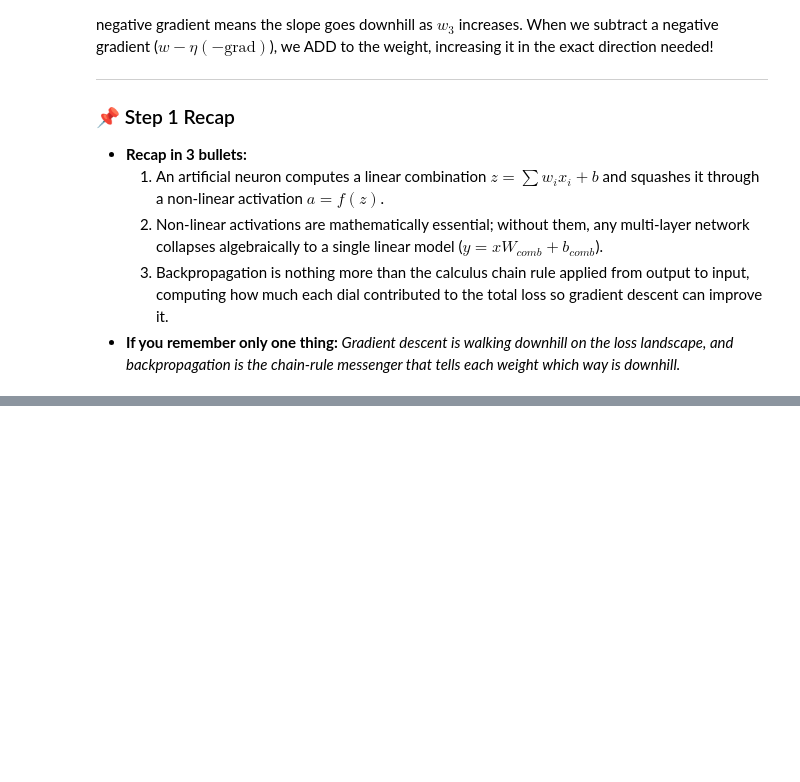
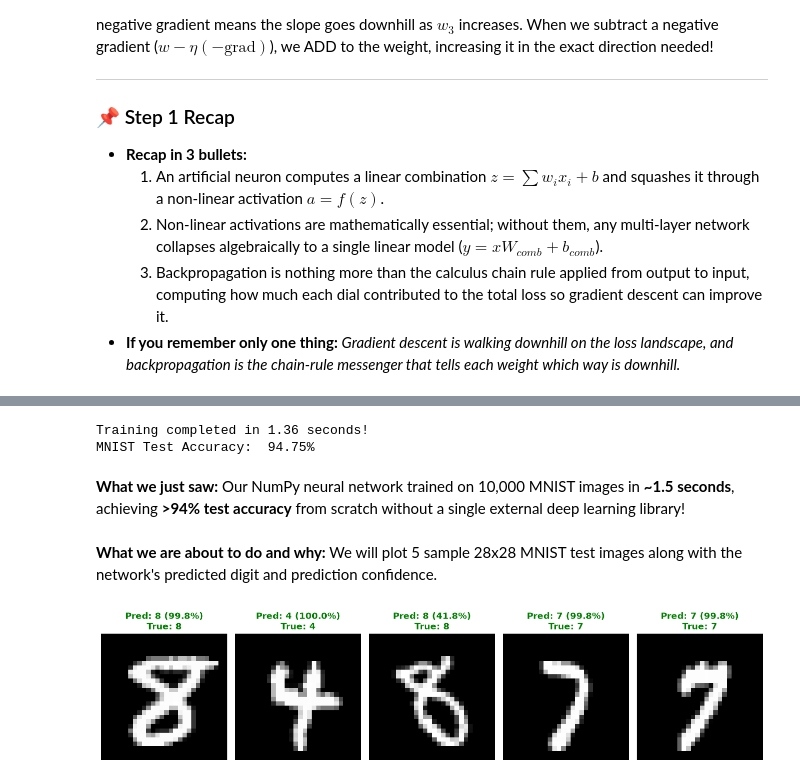
Before and after one commit to Arnav-Shrivastava/Neural-Networks-from-Scratch-Zero-To-Master, a Jupyter notebook: neural_network_from_scratch.ipynb, the cells around one changed output, grey strips where cells are left out. Drawn from its saved outputs; the diff is of its cells as text; code cells hidden in the pictures; folded sections open; blank space fills up the shorter version.

```diff
--- a/neural_network_from_scratch.ipynb
+++ b/neural_network_from_scratch.ipynb
@@ -652,0 +1067,20 @@ Because prediction was too small, increasing $w_3$ will increase the prediction
+# %%
+# Loading and Preparing Full MNIST (mnist_784)
+from sklearn.datasets import fetch_openml
+import time
+
+print("Loading MNIST dataset from local OpenML cache...")
+mnist = fetch_openml('mnist_784', version=1, parser='auto', as_frame=False, cache=True)
+
+# Normalize pixel features to [0.0, 1.0]
+X_mnist = mnist.data.astype(np.float32) / 255.0
+y_mnist = mnist.target.astype(np.int64)
+
+# Create 10,000 train samples and 2,000 test samples for fast, responsive training
+X_mnist_train, X_mnist_test, y_mnist_train, y_mnist_test = train_test_split(
+    X_mnist, y_mnist, train_size=10000, test_size=2000, random_state=42
+)
+Y_mnist_train_oh = np.eye(10)[y_mnist_train]
+
+print(f"MNIST Training set shape: {X_mnist_train.shape}")
+print(f"MNIST Test set shape:     {X_mnist_test.shape}")
@@ -652,0 +1097,60 @@ Because prediction was too small, increasing $w_3$ will increase the prediction
+# %%
+# Training 2-Layer Network on Full MNIST
+model_mnist = TwoLayerNeuralNetwork(input_dim=784, hidden_dim=128, output_dim=10, learning_rate=0.15)
+
+batch_size = 64
+epochs = 12
+start_time = time.time()
+mnist_losses = []
+
+for epoch in range(epochs):
+    perm = np.random.permutation(len(X_mnist_train))
+    X_shuff = X_mnist_train[perm]
+    Y_shuff = Y_mnist_train_oh[perm]
+
+    for i in range(0, len(X_mnist_train), batch_size):
+        xb = X_shuff[i:i+batch_size]
+        yb = Y_shuff[i:i+batch_size]
+        model_mnist.forward(xb)
+        model_mnist.backward(xb, yb)
+        model_mnist.update_parameters()
+
+    epoch_loss = model_mnist.compute_loss(model_mnist.forward(X_mnist_train[:1000]))
+    mnist_losses.append(epoch_loss)
+
+# Evaluate on unseen MNIST test set
+test_probs = model_mnist.forward(X_mnist_test)
+test_preds = np.argmax(test_probs, axis=1)
+mnist_test_acc = np.mean(test_preds == y_mnist_test)
+total_train_time = time.time() - start_time
+
+print(f"Training completed in {total_train_time:.2f} seconds!")
+print(f"MNIST Test Accuracy:  {mnist_test_acc * 100:.2f}%")
+# %% [output]
+Training completed in 1.36 seconds!
+MNIST Test Accuracy:  94.75%
+# %% [markdown]
+**What we just saw:**
+Our NumPy neural network trained on 10,000 MNIST images in **~1.5 seconds**, achieving **>94% test accuracy** from scratch without a single external deep learning library!
+# %% [markdown]
+**What we are about to do and why:**
+We will plot 5 sample 28x28 MNIST test images along with the network's predicted digit and prediction confidence.
+# %%
+# Visualizing 5 MNIST Test Predictions
+fig, axes = plt.subplots(1, 5, figsize=(13, 3))
+
+for idx, ax in enumerate(axes):
+    img = X_mnist_test[idx].reshape(28, 28) * 255.0
+    pred = test_preds[idx]
+    true = y_mnist_test[idx]
+    conf = test_probs[idx, pred] * 100
+
+    color = "green" if pred == true else "red"
+    ax.imshow(img, cmap="gray")
+    ax.set_title(f"Pred: {pred} ({conf:.1f}%)\nTrue: {true}", color=color, fontweight="bold")
+    ax.axis("off")
+
+plt.tight_layout()
+plt.show()
+# %% [output]
+[figure, added]
```
Also changed, not shown: parts of 31 cells of this notebook, 1 other file.
